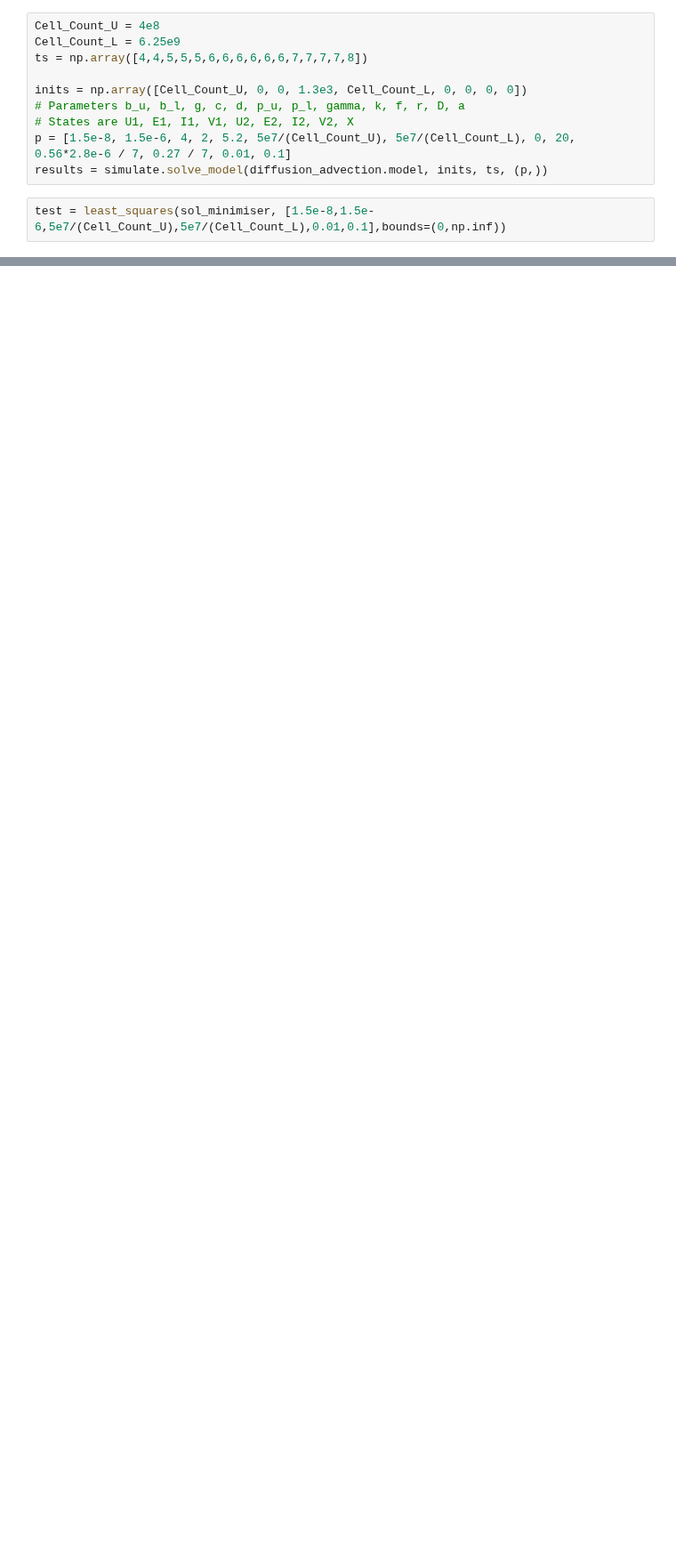
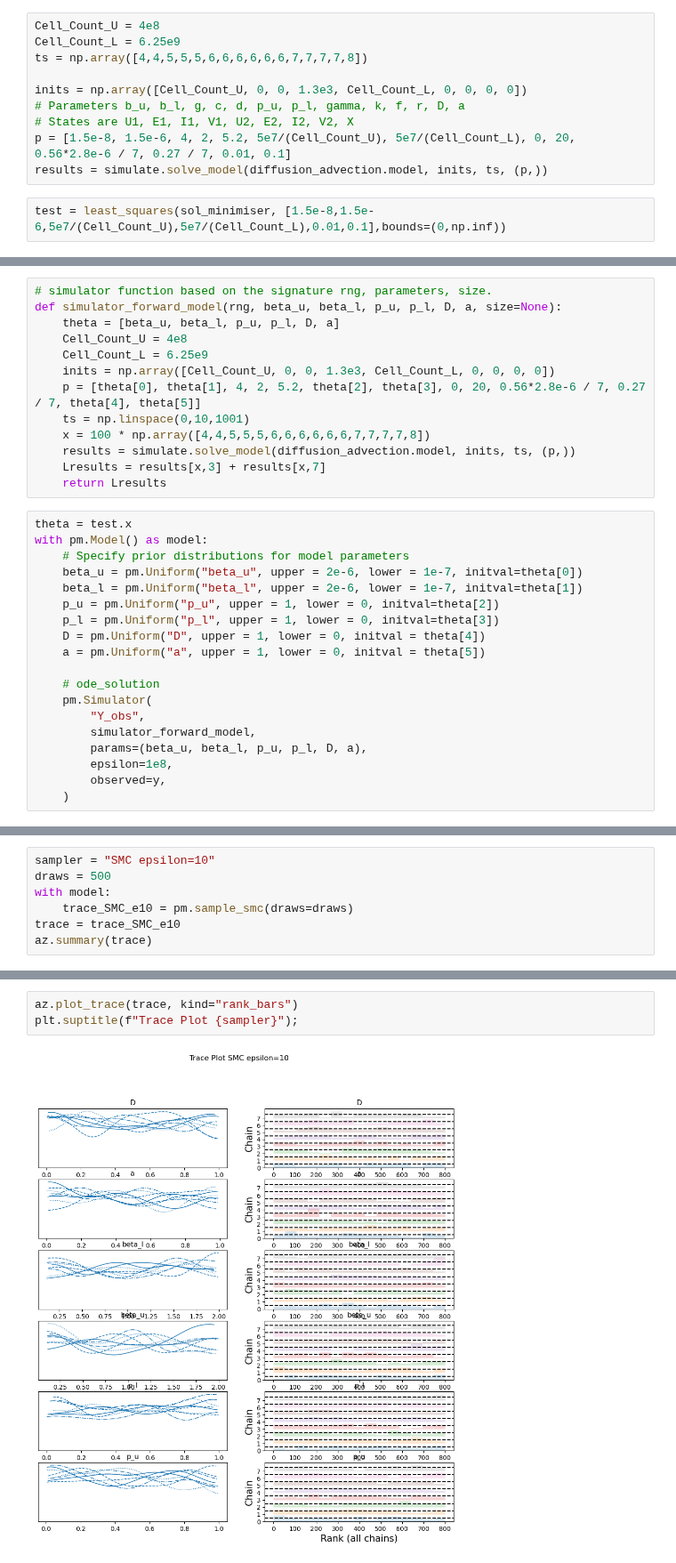
Before and after one commit to joshlooks/avianflu, a Jupyter notebook: scratch.ipynb, the cells around one changed output, grey strips where cells are left out. Shown at 89% size. Cells and saved outputs as stored; diff of their text form; blank space fills up the shorter version.

```diff
--- a/scratch.ipynb
+++ b/scratch.ipynb
@@ -55,0 +150,32 @@ plt.show()
+# %%
+# simulator function based on the signature rng, parameters, size.
+def simulator_forward_model(rng, beta_u, beta_l, p_u, p_l, D, a, size=None):
+    theta = [beta_u, beta_l, p_u, p_l, D, a]
+    Cell_Count_U = 4e8
+    Cell_Count_L = 6.25e9
+    inits = np.array([Cell_Count_U, 0, 0, 1.3e3, Cell_Count_L, 0, 0, 0, 0])
+    p = [theta[0], theta[1], 4, 2, 5.2, theta[2], theta[3], 0, 20, 0.56*2.8e-6 / 7, 0.27 / 7, theta[4], theta[5]]
+    ts = np.linspace(0,10,1001)
+    x = 100 * np.array([4,4,5,5,5,6,6,6,6,6,6,7,7,7,7,8])
+    results = simulate.solve_model(diffusion_advection.model, inits, ts, (p,))
+    Lresults = results[x,3] + results[x,7]
+    return Lresults
+# %%
+theta = test.x
+with pm.Model() as model:
+    # Specify prior distributions for model parameters
+    beta_u = pm.Uniform("beta_u", upper = 2e-6, lower = 1e-7, initval=theta[0])
+    beta_l = pm.Uniform("beta_l", upper = 2e-6, lower = 1e-7, initval=theta[1])
+    p_u = pm.Uniform("p_u", upper = 1, lower = 0, initval=theta[2])
+    p_l = pm.Uniform("p_l", upper = 1, lower = 0, initval=theta[3])
+    D = pm.Uniform("D", upper = 1, lower = 0, initval = theta[4])
+    a = pm.Uniform("a", upper = 1, lower = 0, initval = theta[5])
+
+    # ode_solution
+    pm.Simulator(
+        "Y_obs",
+        simulator_forward_model,
+        params=(beta_u, beta_l, p_u, p_l, D, a),
+        epsilon=1e8,
+        observed=y,
+    )
@@ -55,0 +186,7 @@ plt.show()
+# %%
+sampler = "SMC epsilon=10"
+draws = 500
+with model:
+    trace_SMC_e10 = pm.sample_smc(draws=draws)
+trace = trace_SMC_e10
+az.summary(trace)
@@ -55,0 +240,5 @@ plt.show()
+# %%
+az.plot_trace(trace, kind="rank_bars")
+plt.suptitle(f"Trace Plot {sampler}");
+# %% [output]
+[figure, added]
```
Also changed, not shown: parts of 12 cells of this notebook, 4 other files.
